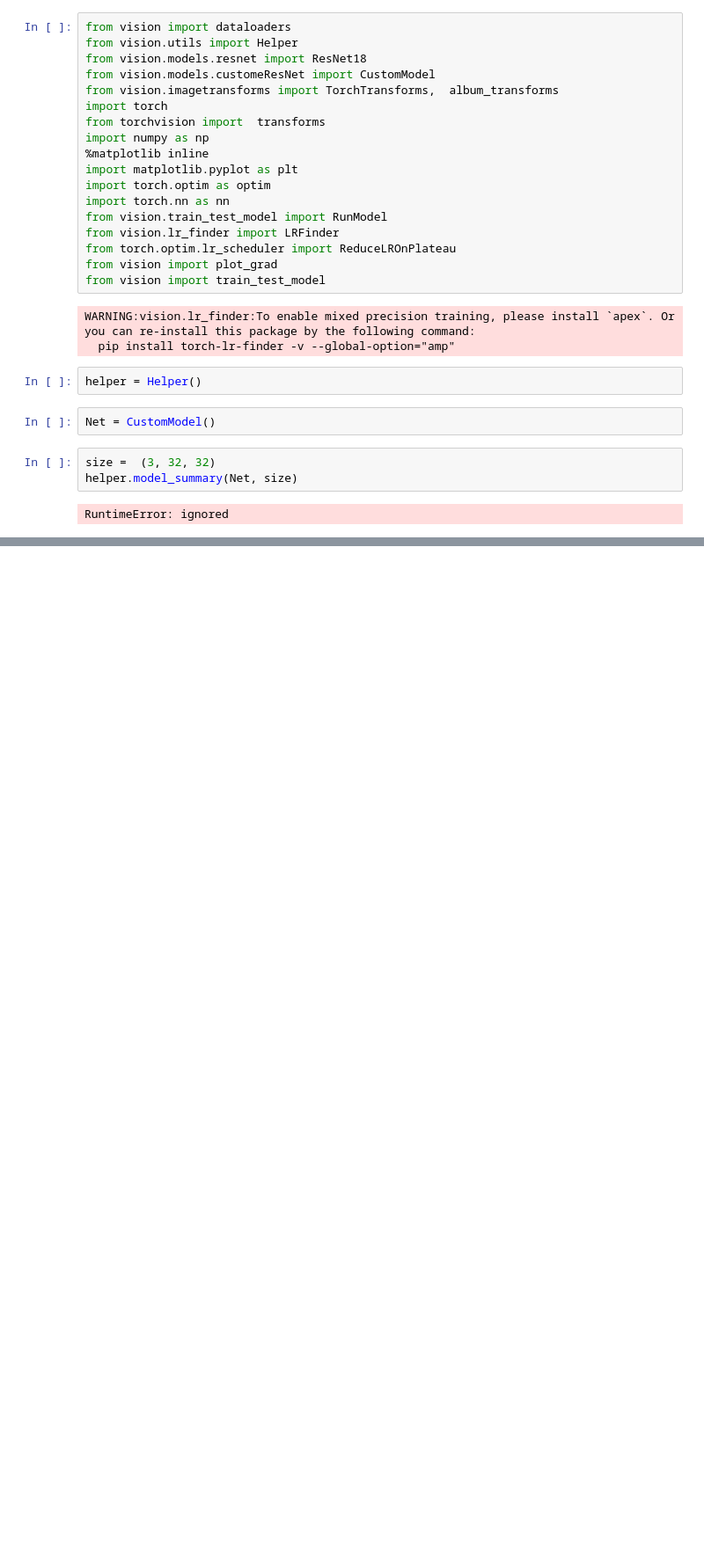
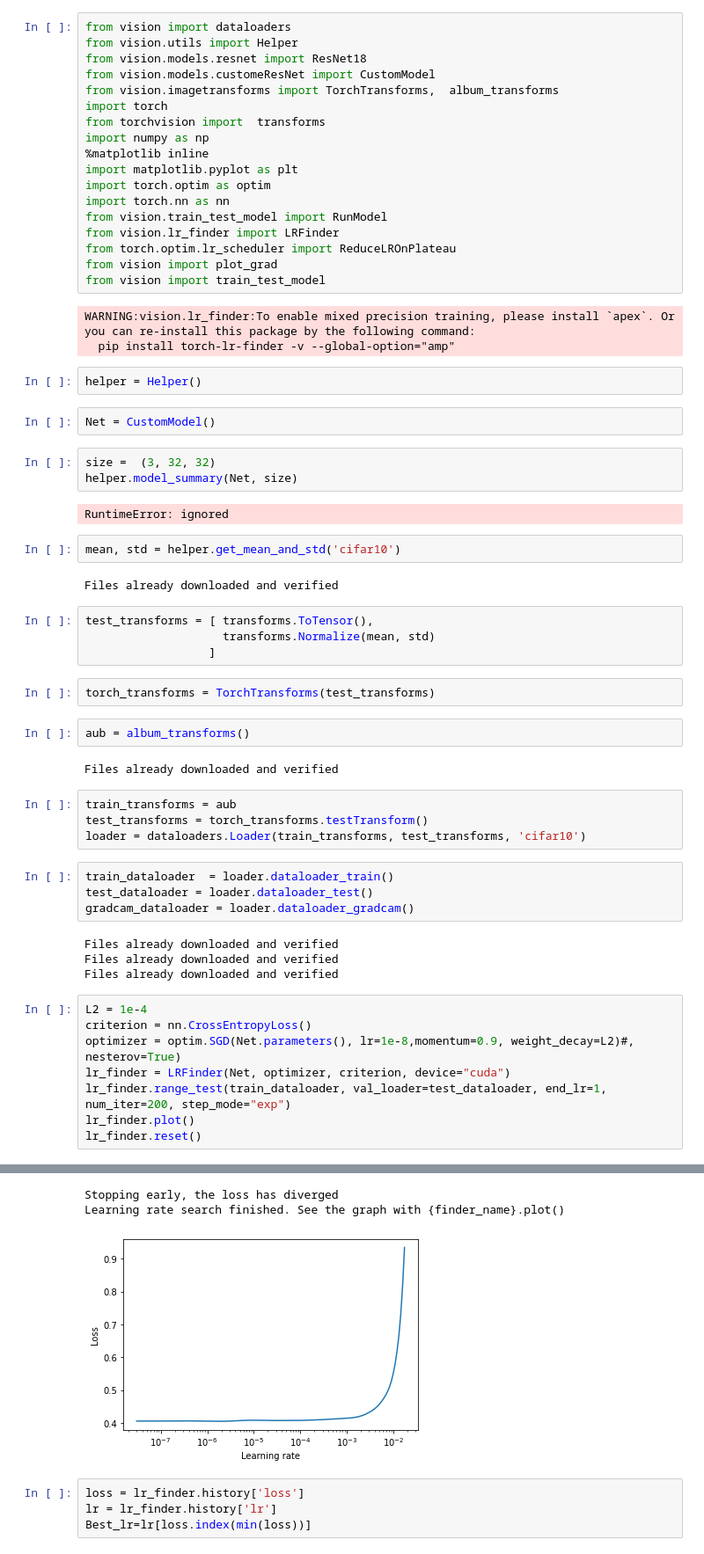
Before and after one commit to hemendra-06/EVA4, a Jupyter notebook: S11/main.ipynb, the cells around one changed output, grey strips where cells are left out. Shown at 88% size. Saved outputs shown, nothing was run; the diff lists cells and outputs as text; blank space fills up the shorter version.

```diff
--- a/S11/main.ipynb
+++ b/S11/main.ipynb
@@ -37,3 +48,38 @@ size =  (3, 32, 32)
 helper.model_summary(Net, size)
 # %% [output]
 RuntimeError: ignored
+# %%
+mean, std = helper.get_mean_and_std('cifar10')
+# %% [output]
+Files already downloaded and verified
+# %%
+test_transforms = [ transforms.ToTensor(),
+                    transforms.Normalize(mean, std)
+                  ]
+# %%
+torch_transforms = TorchTransforms(test_transforms)
+# %%
+aub = album_transforms()
+# %% [output]
+Files already downloaded and verified
+# %%
+train_transforms = aub
+test_transforms = torch_transforms.testTransform()
+loader = dataloaders.Loader(train_transforms, test_transforms, 'cifar10')
+# %%
+train_dataloader  = loader.dataloader_train()
+test_dataloader = loader.dataloader_test()
+gradcam_dataloader = loader.dataloader_gradcam()
+# %% [output]
+Files already downloaded and verified
+Files already downloaded and verified
+Files already downloaded and verified
+# %%
+L2 = 1e-4
+criterion = nn.CrossEntropyLoss()
+optimizer = optim.SGD(Net.parameters(), lr=1e-8,momentum=0.9, weight_decay=L2)#, nesterov=True)
+lr_finder = LRFinder(Net, optimizer, criterion, device="cuda")
+lr_finder.range_test(train_dataloader, val_loader=test_dataloader, end_lr=1, num_iter=200, step_mode="exp")
+lr_finder.plot()
+lr_finder.reset()
+# %% [output]
@@ -39,0 +87,7 @@ RuntimeError: ignored
+Stopping early, the loss has diverged
+Learning rate search finished. See the graph with {finder_name}.plot()
+[figure, added]
+# %%
+loss = lr_finder.history['loss']
+lr = lr_finder.history['lr']
+Best_lr=lr[loss.index(min(loss))]
```
Also changed, not shown: parts of 11 cells of this notebook.
